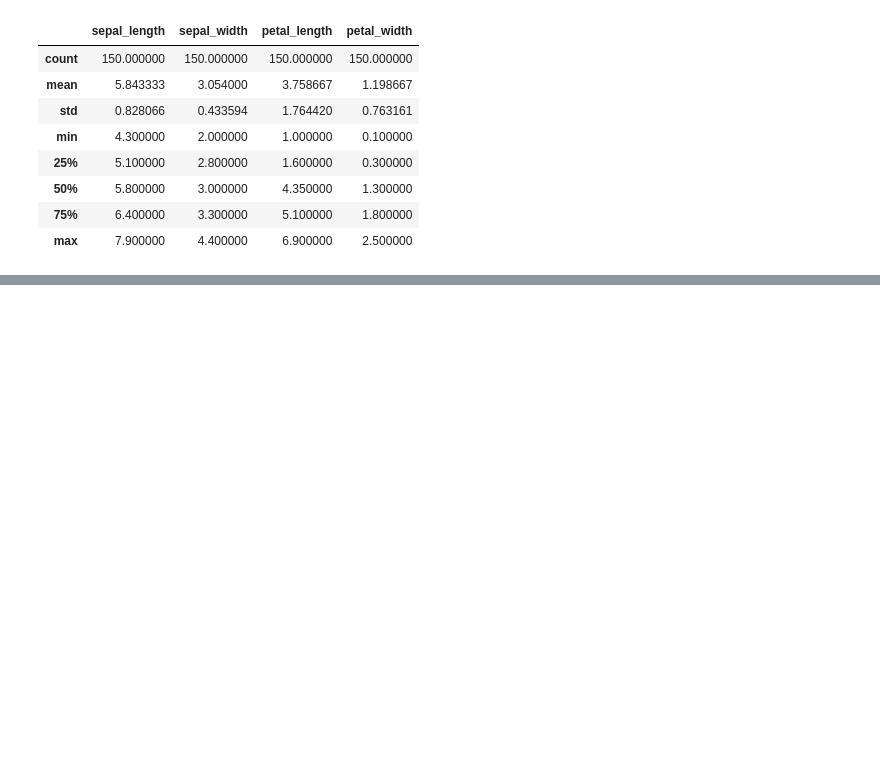
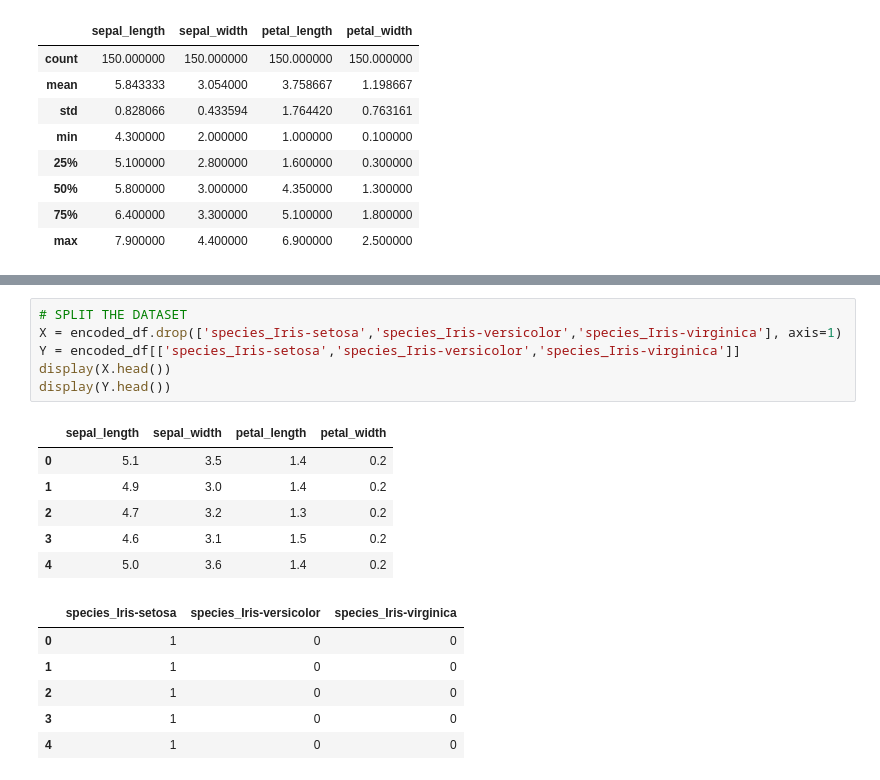
Before and after one commit to hilars/cs_ml_intro, a Jupyter notebook: Classification algorithms.ipynb, the cells around one changed output, grey strips where cells are left out. Drawn from its saved outputs; the diff is of its cells as text; blank space fills up the shorter version.

```diff
--- a/Classification algorithms.ipynb
+++ b/Classification algorithms.ipynb
@@ -93,2 +85,21 @@ seed = 7
+# %%
+# SPLIT THE DATASET
+X = encoded_df.drop(['species_Iris-setosa','species_Iris-versicolor','species_Iris-virginica'], axis=1)
+Y = encoded_df[['species_Iris-setosa','species_Iris-versicolor','species_Iris-virginica']]
+display(X.head())
+display(Y.head())
+# %% [output]
+|  | sepal_length | sepal_width | petal_length | petal_width |
+| 0 | 5.1 | 3.5 | 1.4 | 0.2 |
+| 1 | 4.9 | 3.0 | 1.4 | 0.2 |
+| 2 | 4.7 | 3.2 | 1.3 | 0.2 |
+| 3 | 4.6 | 3.1 | 1.5 | 0.2 |
+| 4 | 5.0 | 3.6 | 1.4 | 0.2 |
+|  | species_Iris-setosa | species_Iris-versicolor | species_Iris-virginica |
+| 0 | 1 | 0 | 0 |
+| 1 | 1 | 0 | 0 |
+| 2 | 1 | 0 | 0 |
+| 3 | 1 | 0 | 0 |
+| 4 | 1 | 0 | 0 |
 # %%
 #Split data into train and test set.
```
Also changed, not shown: parts of 15 cells of this notebook.
